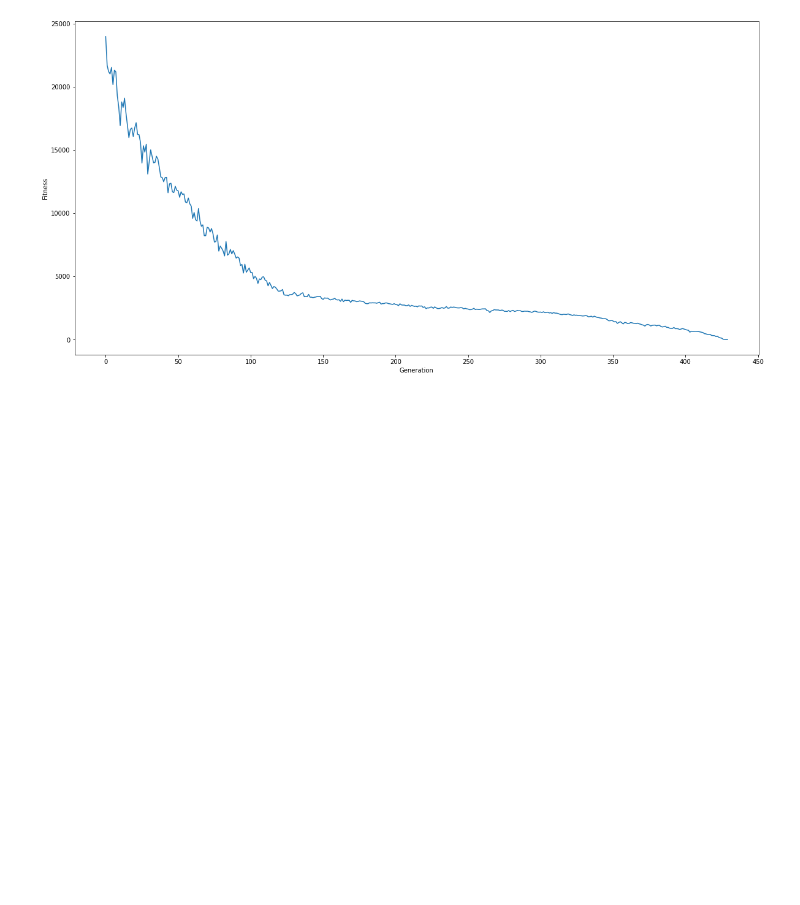
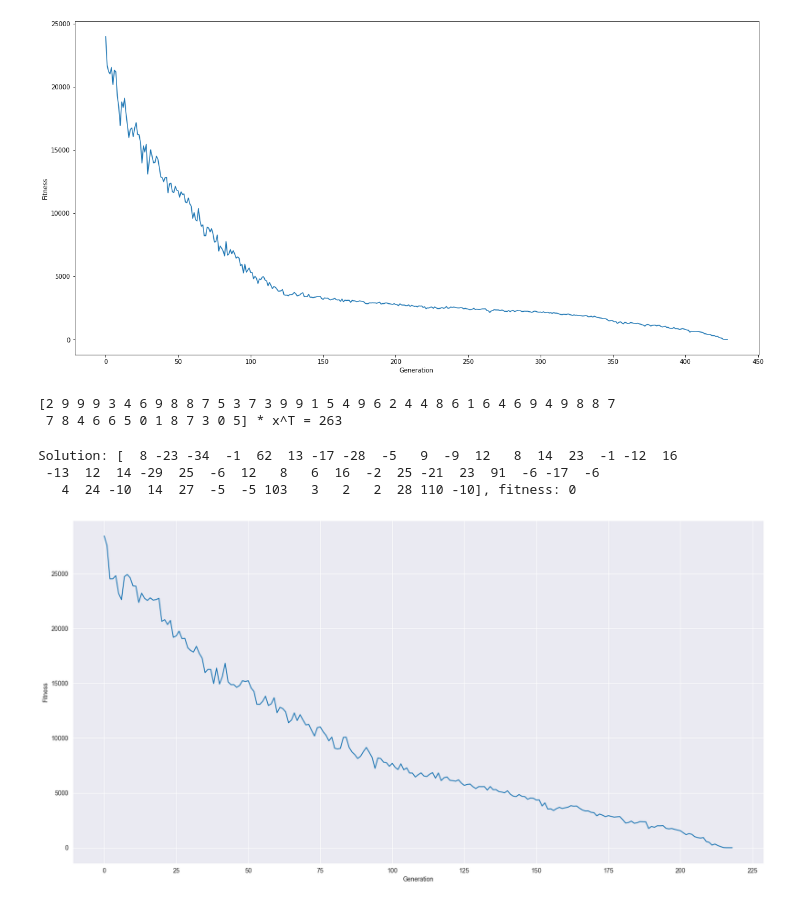
Before and after one commit to threeteck/ML.ITIS, a Jupyter notebook: 8.ipynb, the cells around one changed output. Drawn from its saved outputs; the diff is of its cells as text; code cells hidden in the pictures; blank space fills up the shorter version.

```diff
--- a/8.ipynb
+++ b/8.ipynb
@@ -116,3 +112,20 @@ Solution: [  6  56  -8  18  -1   2  -2  19  -8 -14  34  48  28 240  -8  12 -24
 ga.plot_best_solutions(marker=None)
 # %% [output]
 [figure]
+# %%
+par = np.random.randint(low=0, high=10, size=50)
+eq = DiophantineEq(par, par @ np.random.randint(low=-10, high=10, size=50).T)
+print(eq)
+# %% [output]
+[2 9 9 9 3 4 6 9 8 8 7 5 3 7 3 9 9 1 5 4 9 6 2 4 4 8 6 1 6 4 6 9 4 9 8 8 7
+ 7 8 4 6 6 5 0 1 8 7 3 0 5] * x^T = 263
+# %%
+ga = GeneticAlgorithm(eq, 500, 1, 1, 500)
+solution, fitness = ga.run()
+print(f"Solution: {solution}, fitness: {fitness}")
+ga.plot_best_solutions(marker=None)
+# %% [output]
+Solution: [  8 -23 -34  -1  62  13 -17 -28  -5   9  -9  12   8  14  23  -1 -12  16
+ -13  12  14 -29  25  -6  12   8   6  16  -2  25 -21  23  91  -6 -17  -6
+   4  24 -10  14  27  -5  -5 103   3   2   2  28 110 -10], fitness: 0
+[figure, added]
```
Also changed, not shown: parts of 1 cell of this notebook.
